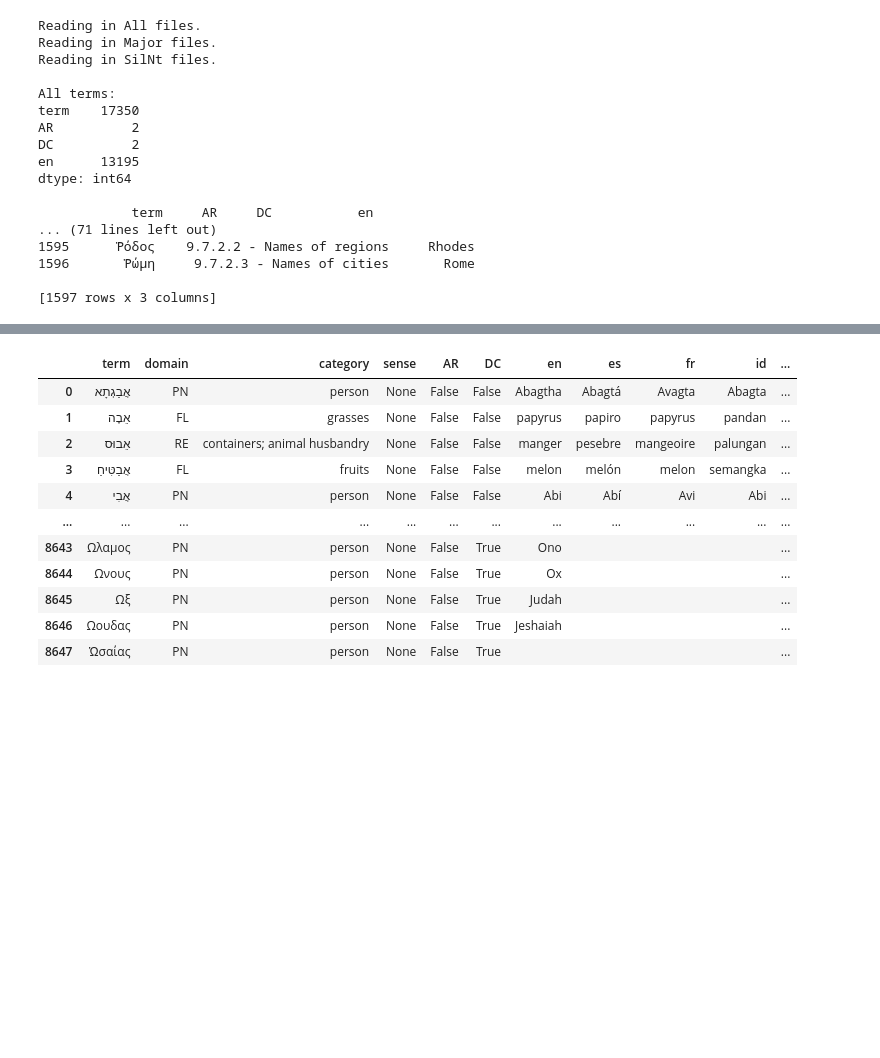
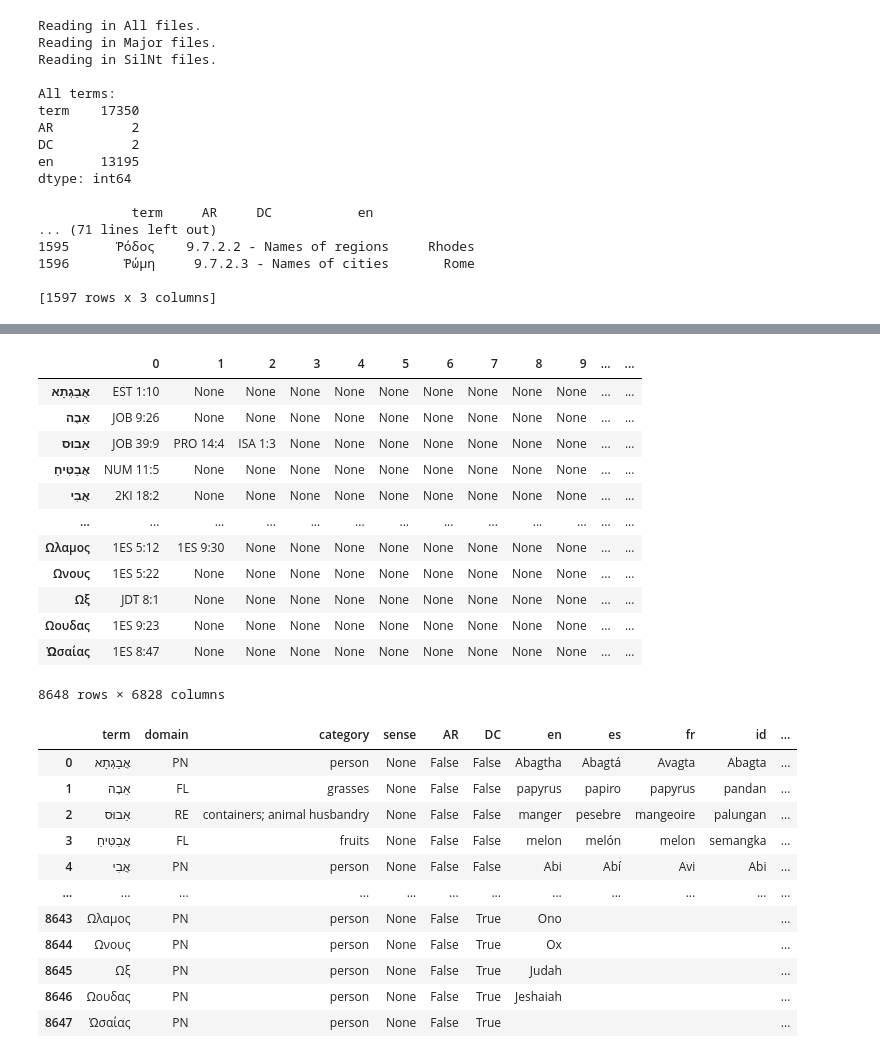
Before and after one commit to davidbaines/trabina, a Jupyter notebook: match_biblical_names2.ipynb, the cells around one changed output, grey strips where cells are left out. Drawn from its saved outputs; the diff is of its cells as text; code cells hidden in the pictures; blank space fills up the shorter version.

```diff
--- a/match_biblical_names2.ipynb
+++ b/match_biblical_names2.ipynb
@@ -321,0 +395,12 @@ major_vrefs.to_csv(r"D:\GitHub\davidbaines\trabina\data\major_vrefs.txt", sep =
+# %%
+# Create a dictionary with a term, and a list of verse references where the term should appear.
+
+terms = [term for term in major_terms['term']]
+print(terms[:10])
+
+# Get the list of references
+reference_lists = [refs for refs in major_vrefs['vrefs']]
+#print(reference_lists[0:10])
+
+terms_and_refs_dict = {term:refs for term, refs in zip(term,reference_lists)}
+terms_and_refs_dict
@@ -322,3 +426,31 @@ major_vrefs.to_csv(r"D:\GitHub\davidbaines\trabina\data\major_vrefs.txt", sep =
+# %%
+# Perhaps we can invert this: For every verse which words do we expect to find in it?
+
+
+
+# Make a dataframe from terms_and_refs
+#terms_and_refs = pd.DataFrame.from_dict(terms_and_refs_dict, orient='index', dtype=str, columns=['verse_refs'])
+
+# This idea from https://stackoverflow.com/questions/33504424/pandas-dataframe-from-dictionary-with-lists
+# Makes one row, with the key as column labels.
+#terms_and_refs = pd.DataFrame([terms_and_refs_dict])
+
+terms_and_refs = pd.DataFrame(reference_lists, index=terms)
+terms_and_refs
+# %% [output]
+|  | 0 | 1 | 2 | 3 | 4 | 5 | 6 | 7 | 8 | 9 | ... | ... |
+| אֲבַגְתָא | EST 1:10 | None | None | None | None | None | None | None | None | None | ... | ... |
+| אֵבֶה | JOB 9:26 | None | None | None | None | None | None | None | None | None | ... | ... |
+| אֵבוּס | JOB 39:9 | PRO 14:4 | ISA 1:3 | None | None | None | None | None | None | None | ... | ... |
+| אֲבַטִּיחַ | NUM 11:5 | None | None | None | None | None | None | None | None | None | ... | ... |
+| אֲבִי | 2KI 18:2 | None | None | None | None | None | None | None | None | None | ... | ... |
+| ... | ... | ... | ... | ... | ... | ... | ... | ... | ... | ... | ... | ... |
+| Ωλαμος | 1ES 5:12 | 1ES 9:30 | None | None | None | None | None | None | None | None | ... | ... |
+| Ωνους | 1ES 5:22 | None | None | None | None | None | None | None | None | None | ... | ... |
+| Ωξ | JDT 8:1 | None | None | None | None | None | None | None | None | None | ... | ... |
+| Ωουδας | 1ES 9:23 | None | None | None | None | None | None | None | None | None | ... | ... |
+| Ὡσαίας | 1ES 8:47 | None | None | None | None | None | None | None | None | None | ... | ... |
+8648 rows × 6828 columns
 # %%
 #How many of the 8648 major terms are in the All terms data?
 major_terms['all_terms_exact'] = major_terms['term'].map(all_terms['term'].value_counts())
```
Also changed, not shown: parts of 5 cells of this notebook.
